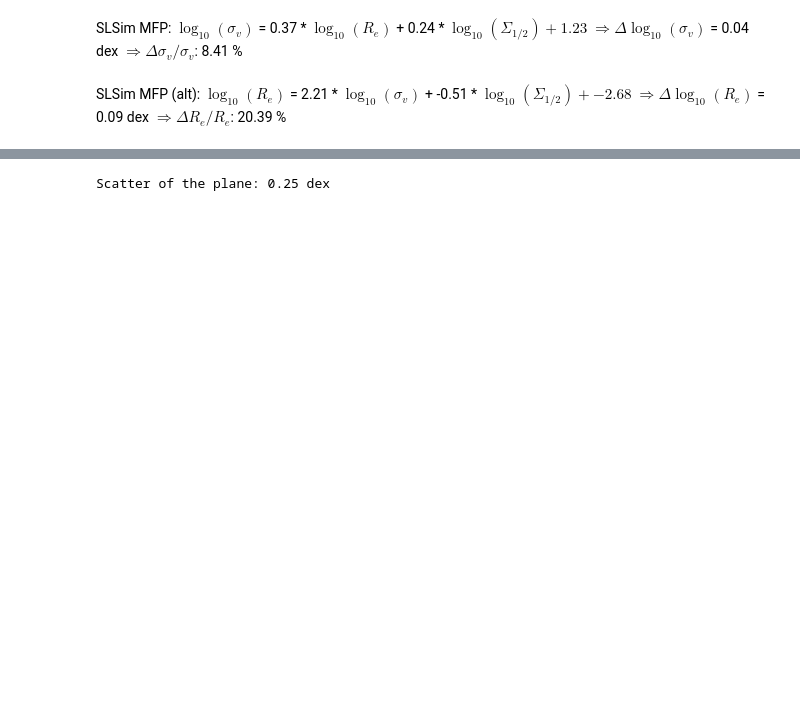
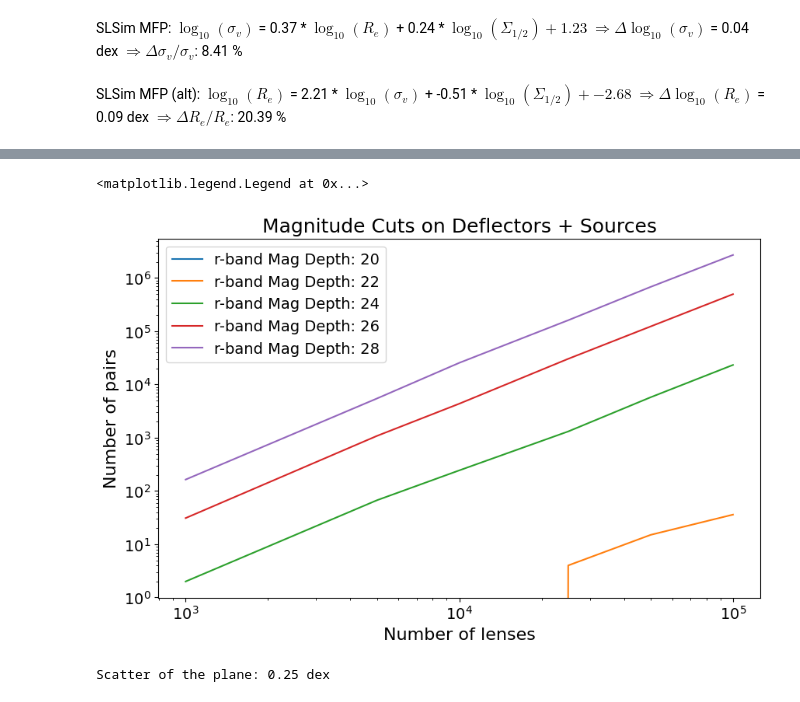
Before and after one commit to timedilatesme/pdspl-analysis, a Jupyter notebook: notebooks/num_pairs_scaling.ipynb, the cells around one changed output, grey strips where cells are left out. Cells and saved outputs as stored; diff of their text form; code cells hidden in the pictures; blank space fills up the shorter version.

```diff
--- a/notebooks/num_pairs_scaling.ipynb
+++ b/notebooks/num_pairs_scaling.ipynb
@@ -360,0 +493,21 @@ plt.legend()
+# %%
+arr_num_samples = np.array([1000, 5000, 10000, 25000, 50000, 100000])
+mag_depths = np.array([20, 22, 24, 26, 28])
+dict_arr_num_pairs = {}
+
+for mag_depth in mag_depths:
+    print(f"\n=== Magnitude depth {mag_depth} ===")
+    arr_num_pairs = np.array([
+        run_pairing_simulation(
+            num_samples=num_samples,
+            source_table=GGL_data_table,
+            mag_limit=mag_depth,
+            num_bins=20,
+            threshold_delta_z=0.01,
+            verbose=True,
+            is_source_cut=True  # Apply magnitude limit for source as well
+        )
+        for num_samples in arr_num_samples
+    ])
+
+    dict_arr_num_pairs[mag_depth] = arr_num_pairs
@@ -361,3 +532,20 @@ plt.legend()
+# %%
+plt.figure(figsize=(10, 6))
+for mag_depth, arr_num_pairs in dict_arr_num_pairs.items():
+    plt.plot(arr_num_samples, arr_num_pairs, label=f'r-band Mag Depth: {mag_depth}')
+
+plt.xlabel("Number of lenses", fontsize=16)
+plt.ylabel("Number of pairs", fontsize=16)
+plt.title("Magnitude Cuts on Deflectors + Sources", fontsize=18)
+plt.tick_params(axis='both', which='major', labelsize=14)
+plt.yscale('log')
+plt.xscale('log')
+plt.legend(fontsize=14)
+# plt.xlim(0, 10)
+# plt.ylim(0, 0.01)
+# %% [output]
+<matplotlib.legend.Legend at 0x...>
+[figure, added]
 # %%
 def estimate_plane_scatter(x_data, y_data, a, b, c, a_err, b_err, c_err):
     # 1. Calculate the predicted z-values on the plane for each (x, y) point
```
Also changed, not shown: parts of 7 cells of this notebook, 2 other files.
